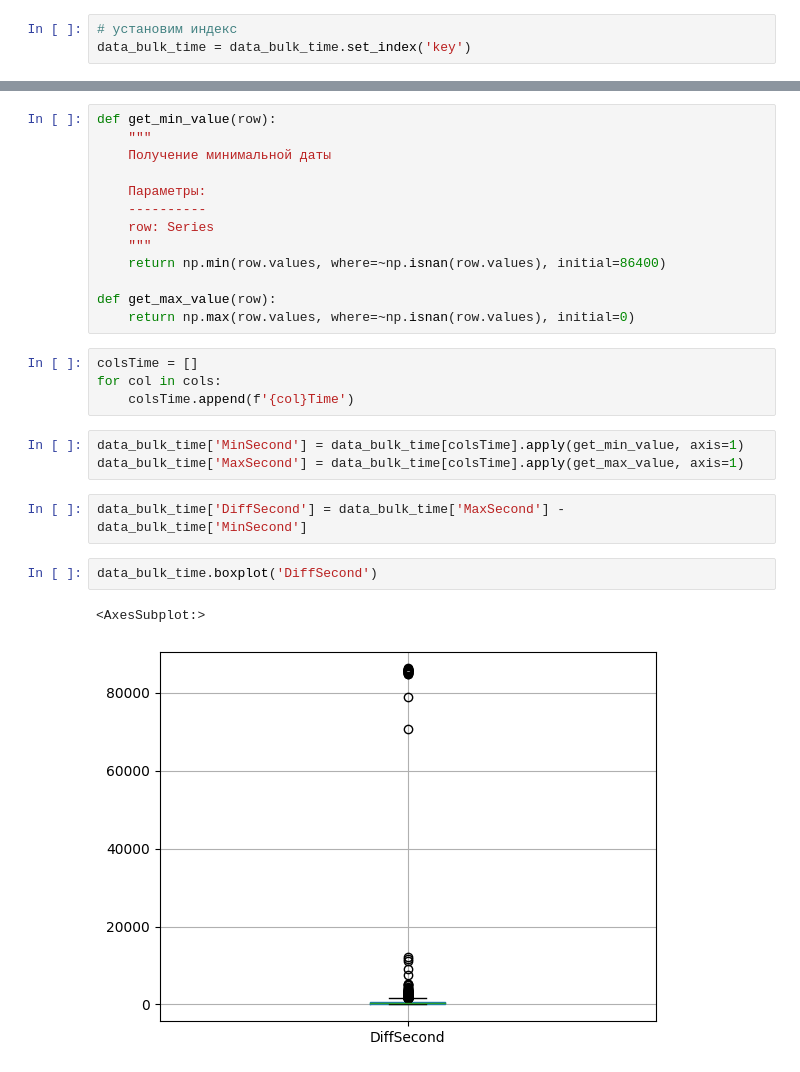
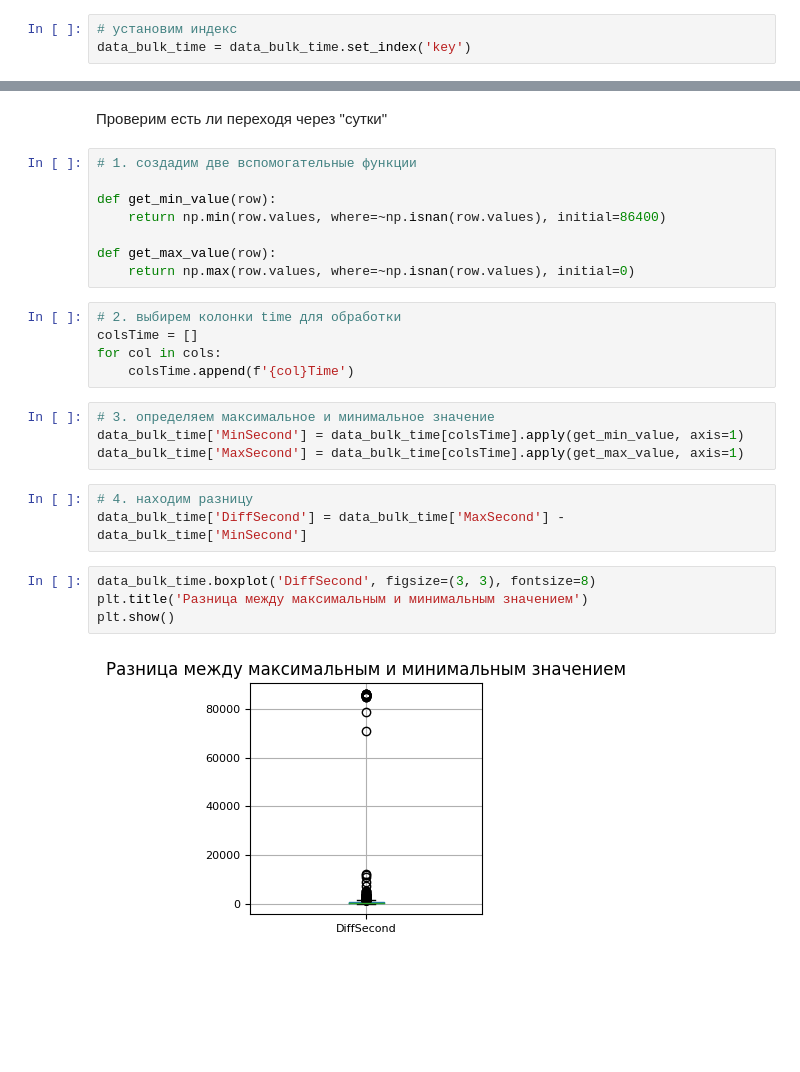
Before and after one commit to akrasnov87/yandex-practicum-final-project, a Jupyter notebook: industry.ipynb, the cells around one changed output, grey strips where cells are left out. Saved outputs shown, nothing was run; the diff lists cells and outputs as text; blank space fills up the shorter version.

```diff
--- a/industry.ipynb
+++ b/industry.ipynb
@@ -454,30 +458,31 @@ for col in cols:
     if col.find('Bulk') >= 0:
         data_bulk_time[f'{col}Time'] = pd.to_datetime(data_bulk_time[col], format='%H:%M:%S').dt.time
         data_bulk_time[f'{col}Time'] = data_bulk_time[f'{col}Time'].apply(total_seconds)
+# %% [markdown]
+Проверим есть ли переходя через "сутки"
 # %%
+# 1. создадим две вспомогательные функции
+
 def get_min_value(row):
-    """
-    Получение минимальной даты
-
-    Параметры:
-    ----------
-    row: Series
-    """
     return np.min(row.values, where=~np.isnan(row.values), initial=86400)
 
 def get_max_value(row):
     return np.max(row.values, where=~np.isnan(row.values), initial=0)
 # %%
+# 2. выбирем колонки time для обработки
 colsTime = []
 for col in cols:
     colsTime.append(f'{col}Time')
 # %%
+# 3. определяем максимальное и минимальное значение
 data_bulk_time['MinSecond'] = data_bulk_time[colsTime].apply(get_min_value, axis=1)
 data_bulk_time['MaxSecond'] = data_bulk_time[colsTime].apply(get_max_value, axis=1)
 # %%
+# 4. находим разницу
 data_bulk_time['DiffSecond'] = data_bulk_time['MaxSecond'] - data_bulk_time['MinSecond']
 # %%
-data_bulk_time.boxplot('DiffSecond')
+data_bulk_time.boxplot('DiffSecond', figsize=(3, 3), fontsize=8)
+plt.title('Разница между максимальным и минимальным значением')
+plt.show()
 # %% [output]
-<AxesSubplot:>
-[figure, old version]
+[figure, new version]
```
Also changed, not shown: parts of 47 cells of this notebook.
